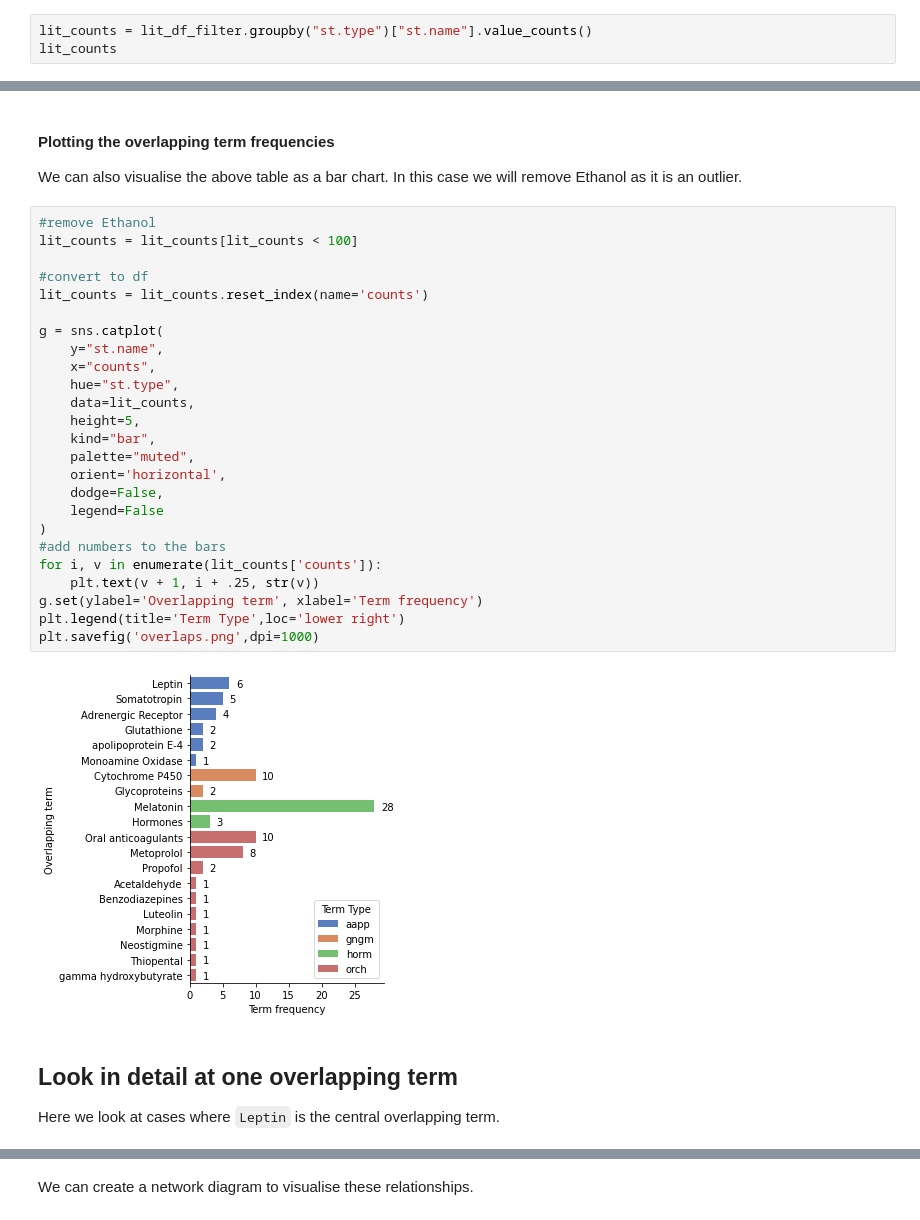
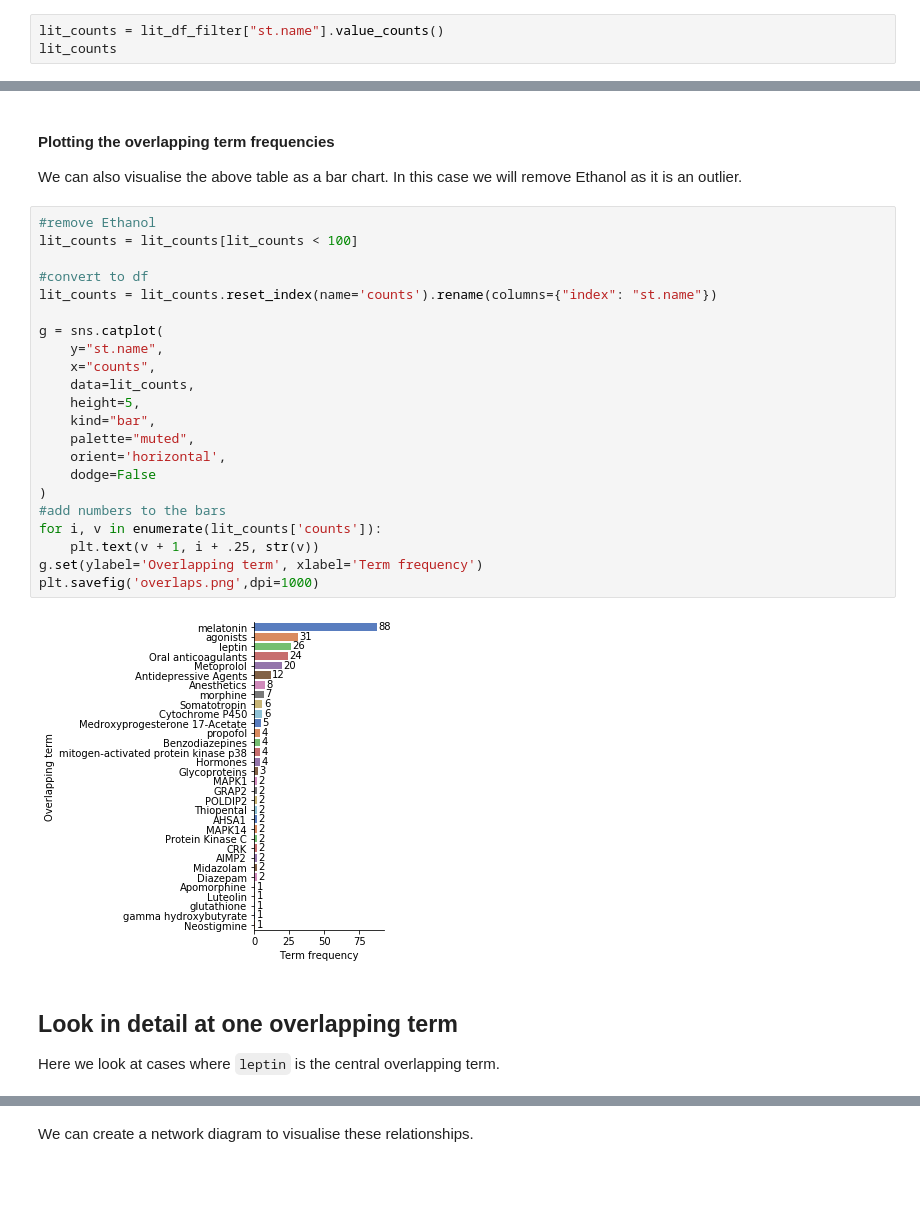
Before and after one commit to MRCIEU/epigraphdb, a Jupyter notebook: paper-case-studies/case-3-literature-triangulation.ipynb, the cells around one changed output, grey strips where cells are left out. Drawn from its saved outputs; the diff is of its cells as text; blank space fills up the shorter version.

```diff
--- a/paper-case-studies/case-3-literature-triangulation.ipynb
+++ b/paper-case-studies/case-3-literature-triangulation.ipynb
@@ -222,6 +214,6 @@
 
 We can summarise the [SemMedDB semantic type](https://mmtx.nlm.nih.gov/MMTx/semanticTypes.shtml) and number of overlapping terms:
 # %%
-lit_counts = lit_df_filter.groupby("st.type")["st.name"].value_counts()
+lit_counts = lit_df_filter["st.name"].value_counts()
 lit_counts
 # %% [output]
@@ -253,32 +245,29 @@ We can also visualise the above table as a bar chart. In this case we will remov
 # %%
 #remove Ethanol
 lit_counts = lit_counts[lit_counts < 100]
 
 #convert to df
-lit_counts = lit_counts.reset_index(name='counts')
+lit_counts = lit_counts.reset_index(name='counts').rename(columns={"index": "st.name"})
 
 g = sns.catplot(
     y="st.name",
     x="counts",
-    hue="st.type",
     data=lit_counts,
     height=5,
     kind="bar",
     palette="muted",
     orient='horizontal',
-    dodge=False,
-    legend=False
+    dodge=False
 )
 #add numbers to the bars
 for i, v in enumerate(lit_counts['counts']):
     plt.text(v + 1, i + .25, str(v))
 g.set(ylabel='Overlapping term', xlabel='Term frequency')
-plt.legend(title='Term Type',loc='lower right')
 plt.savefig('overlaps.png',dpi=1000)
 # %% [output]
-[figure, old version]
+[figure, new version]
 # %% [markdown]
 ## Look in detail at one overlapping term
 
-Here we look at cases where `Leptin` is the central overlapping term.
+Here we look at cases where `leptin` is the central overlapping term.
 # %%
```
Also changed, not shown: parts of 15 cells of this notebook, 4 other files.
